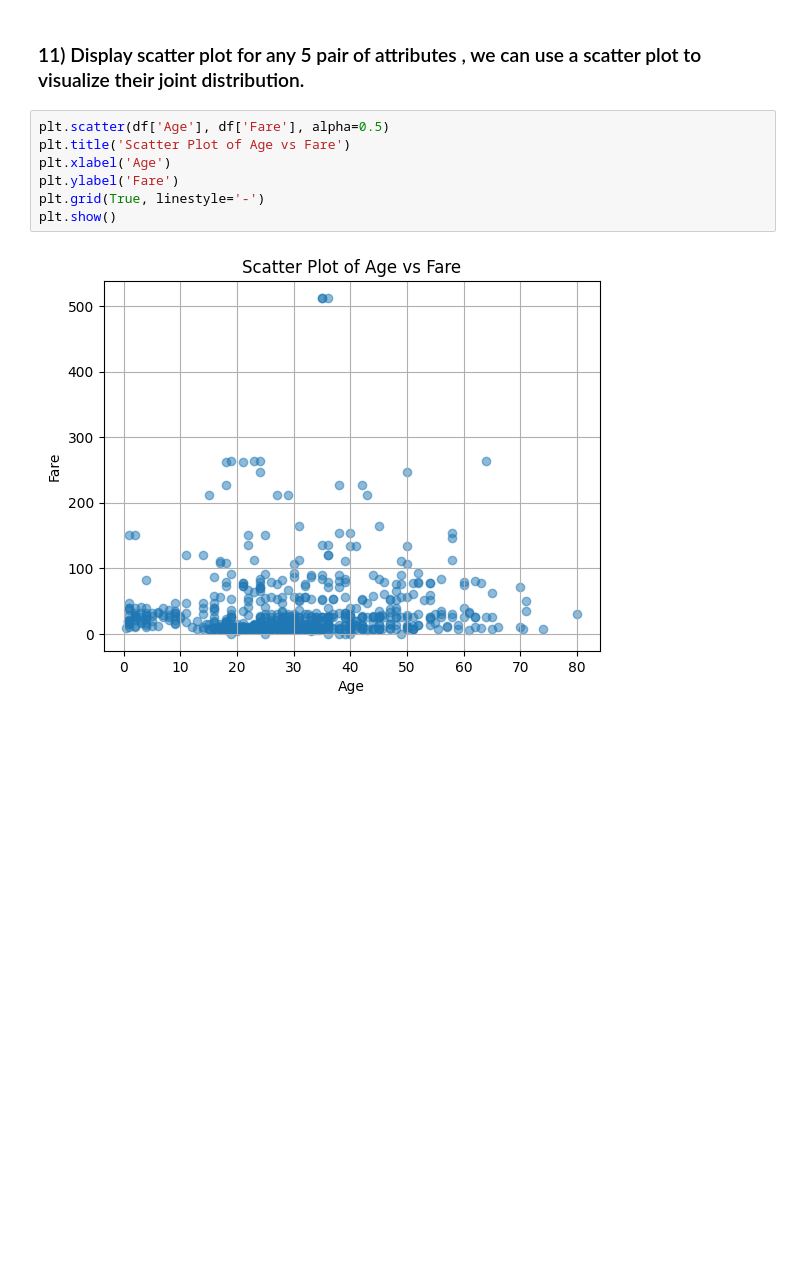
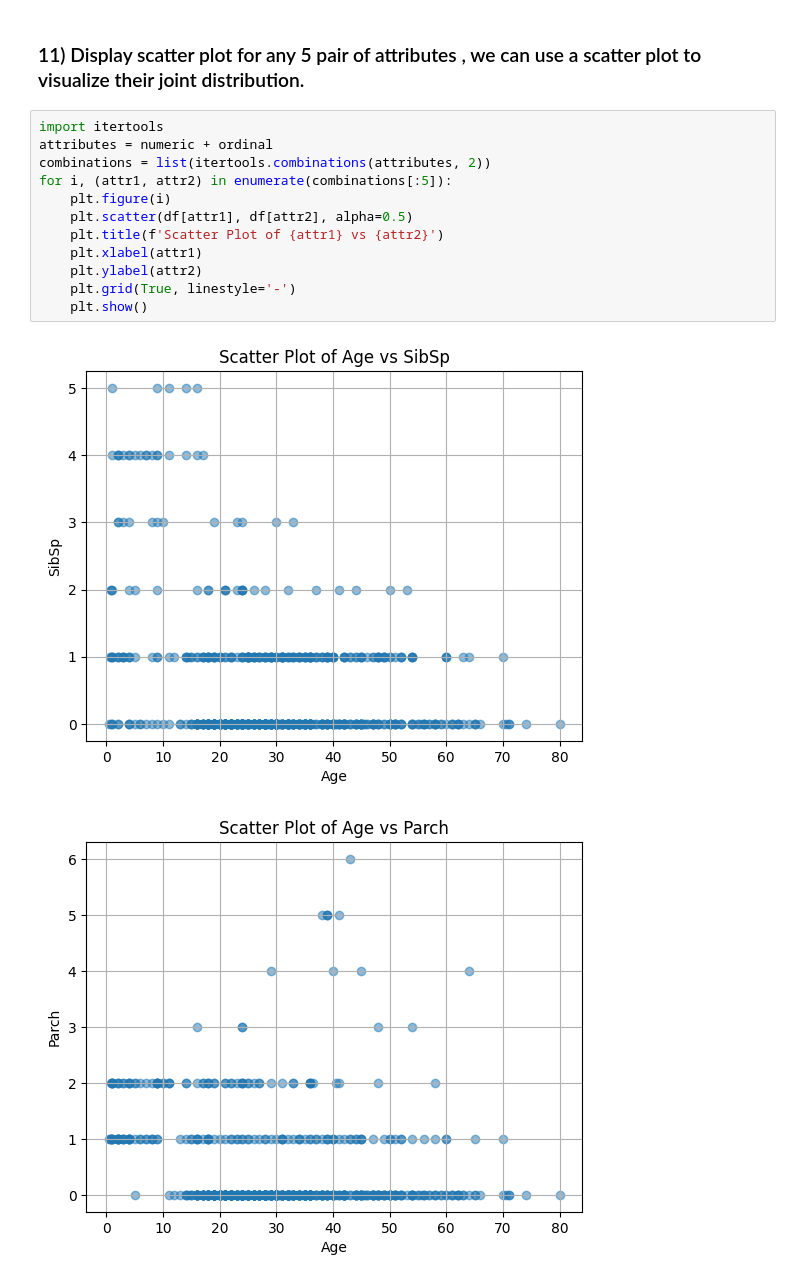
Before and after one commit to Dhairya3391/Python, a Jupyter notebook: Sem-5/Lab 3.ipynb, the cells around one changed output. Saved outputs shown, nothing was run; the diff lists cells and outputs as text; blank space fills up the shorter version.

```diff
--- a/Sem-5/Lab 3.ipynb
+++ b/Sem-5/Lab 3.ipynb
@@ -190,11 +190,17 @@ plt.show()
 # %% [markdown]
 ### 11)  Display scatter plot for any 5 pair of attributes , we can use a scatter plot to visualize their joint distribution.
 # %%
-plt.scatter(df['Age'], df['Fare'], alpha=0.5)
-plt.title('Scatter Plot of Age vs Fare')
-plt.xlabel('Age')
-plt.ylabel('Fare')
-plt.grid(True, linestyle='-')
-plt.show()
+import itertools
+attributes = numeric + ordinal
+combinations = list(itertools.combinations(attributes, 2))
+for i, (attr1, attr2) in enumerate(combinations[:5]):
+    plt.figure(i)
+    plt.scatter(df[attr1], df[attr2], alpha=0.5)
+    plt.title(f'Scatter Plot of {attr1} vs {attr2}')
+    plt.xlabel(attr1)
+    plt.ylabel(attr2)
+    plt.grid(True, linestyle='-')
+    plt.show()
 # %% [output]
-[figure, old version]
+[figure, new version]
+[figure, added]
```
Also changed, not shown: parts of 1 cell of this notebook.
